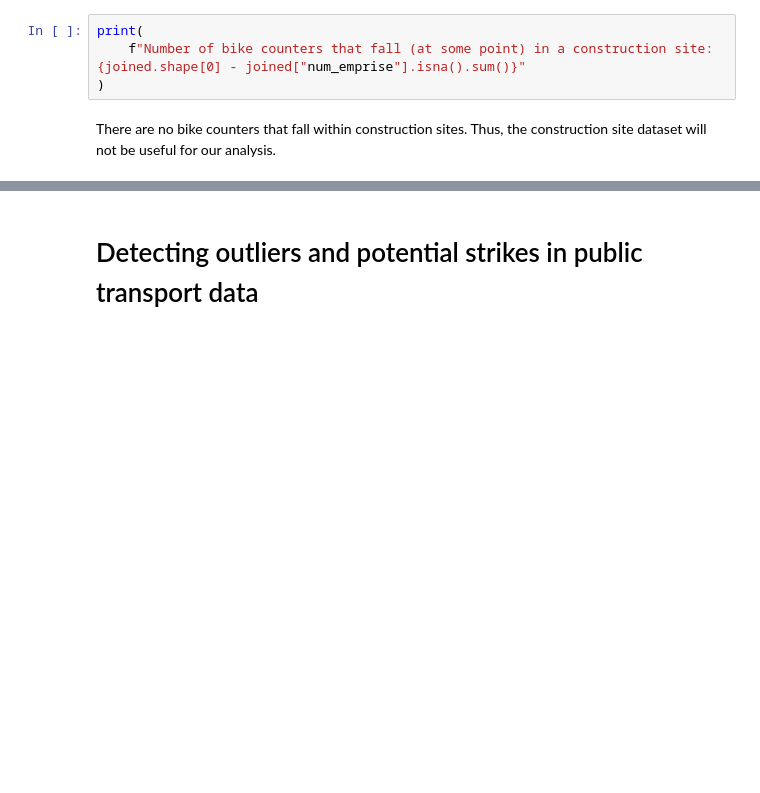
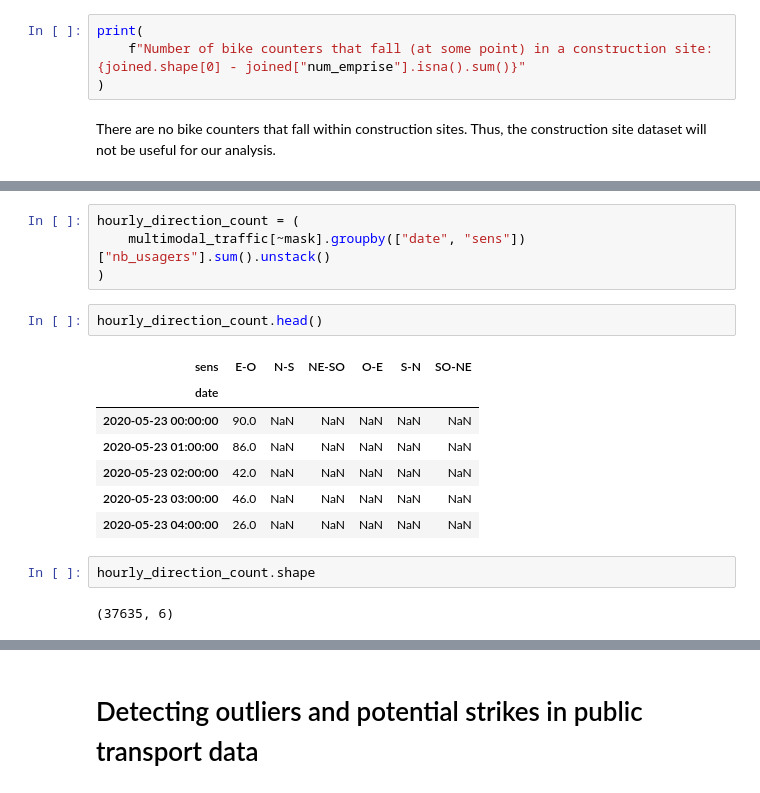
Before and after one commit to p-haas/bike_counters, a Jupyter notebook: WIP/eda_notebook.ipynb, the cells around one changed output, grey strips where cells are left out. Cells and saved outputs as stored; diff of their text form; blank space fills up the shorter version.

```diff
--- a/WIP/eda_notebook.ipynb
+++ b/WIP/eda_notebook.ipynb
@@ -1372,0 +1710,18 @@ There are no bike counters that fall within construction sites. Thus, the constr
+# %%
+hourly_direction_count = (
+    multimodal_traffic[~mask].groupby(["date", "sens"])["nb_usagers"].sum().unstack()
+)
+# %%
+hourly_direction_count.head()
+# %% [output]
+| sens | E-O | N-S | NE-SO | O-E | S-N | SO-NE |
+| date |  |  |  |  |  |  |
+| 2020-05-23 00:00:00 | 90.0 | NaN | NaN | NaN | NaN | NaN |
+| 2020-05-23 01:00:00 | 86.0 | NaN | NaN | NaN | NaN | NaN |
+| 2020-05-23 02:00:00 | 42.0 | NaN | NaN | NaN | NaN | NaN |
+| 2020-05-23 03:00:00 | 46.0 | NaN | NaN | NaN | NaN | NaN |
+| 2020-05-23 04:00:00 | 26.0 | NaN | NaN | NaN | NaN | NaN |
+# %%
+hourly_direction_count.shape
+# %% [output]
+(37635, 6)
```
Also changed, not shown: parts of 64 cells of this notebook, 7 other files.
